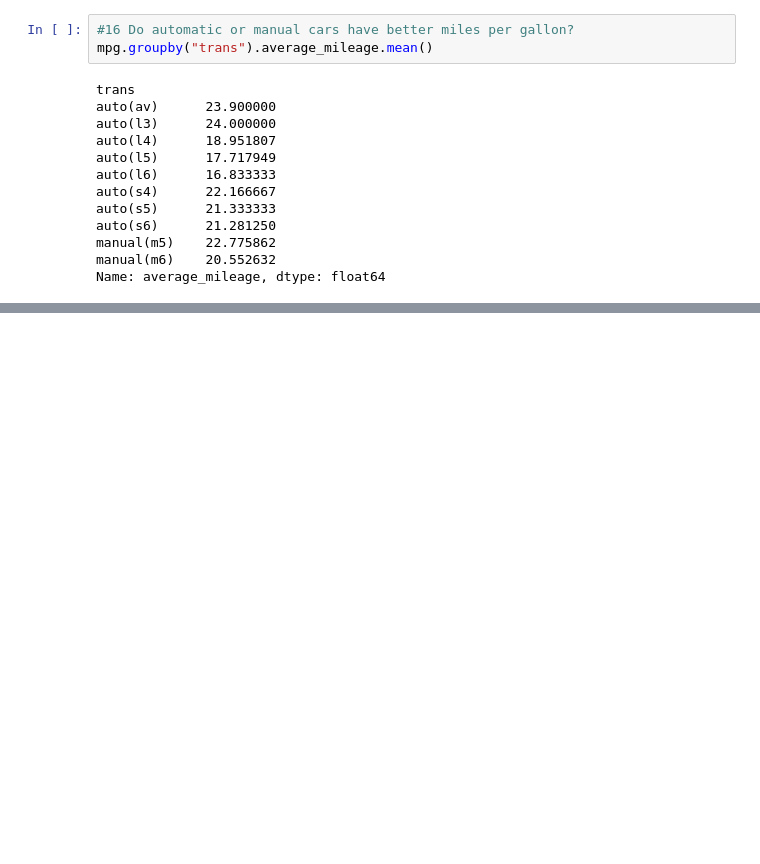
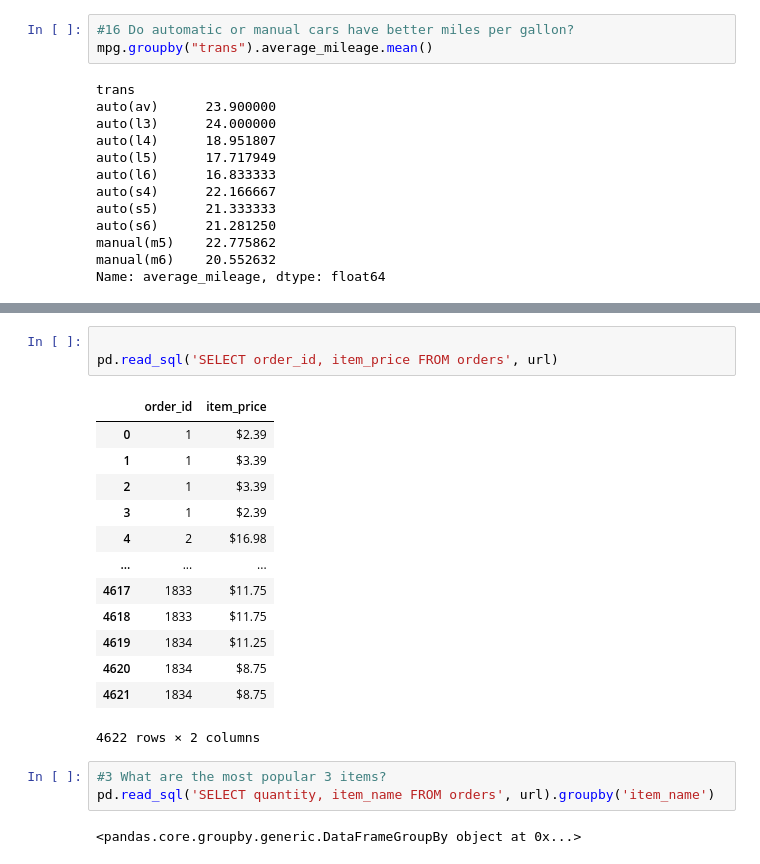
Before and after one commit to jamesallen0351/numpy-pandas-visualization-exercises, a Jupyter notebook: advanced_dataframes.ipynb, the cells around one changed output, grey strips where cells are left out. Drawn from its saved outputs; the diff is of its cells as text; blank space fills up the shorter version.

```diff
--- a/advanced_dataframes.ipynb
+++ b/advanced_dataframes.ipynb
@@ -552,0 +615,22 @@ Name: average_mileage, dtype: float64
+# %%
+
+pd.read_sql('SELECT order_id, item_price FROM orders', url)
+# %% [output]
+|  | order_id | item_price |
+| 0 | 1 | $2.39 |
+| 1 | 1 | $3.39 |
+| 2 | 1 | $3.39 |
+| 3 | 1 | $2.39 |
+| 4 | 2 | $16.98 |
+| ... | ... | ... |
+| 4617 | 1833 | $11.75 |
+| 4618 | 1833 | $11.75 |
+| 4619 | 1834 | $11.25 |
+| 4620 | 1834 | $8.75 |
+| 4621 | 1834 | $8.75 |
+4622 rows × 2 columns
+# %%
+#3 What are the most popular 3 items?
+pd.read_sql('SELECT quantity, item_name FROM orders', url).groupby('item_name')
+# %% [output]
+<pandas.core.groupby.generic.DataFrameGroupBy object at 0x...>
```
Also changed, not shown: parts of 15 cells of this notebook.
